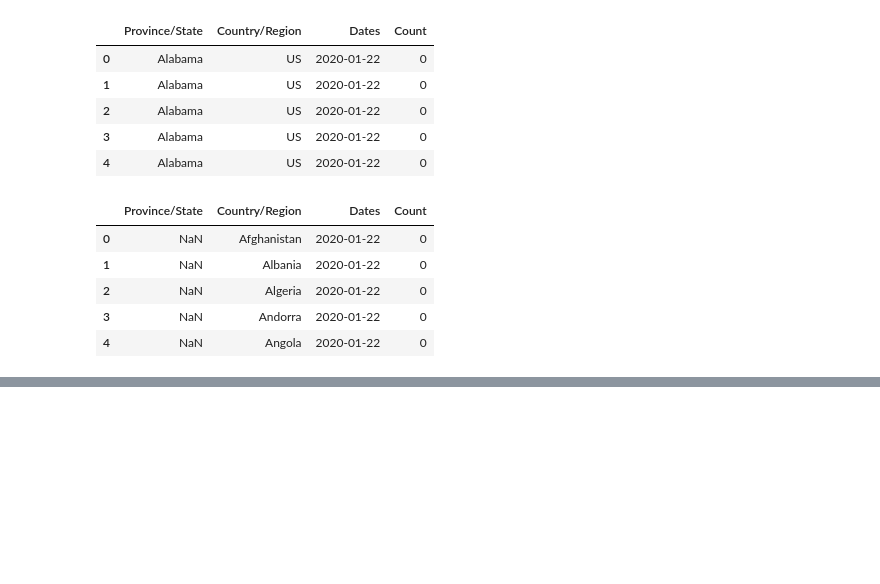
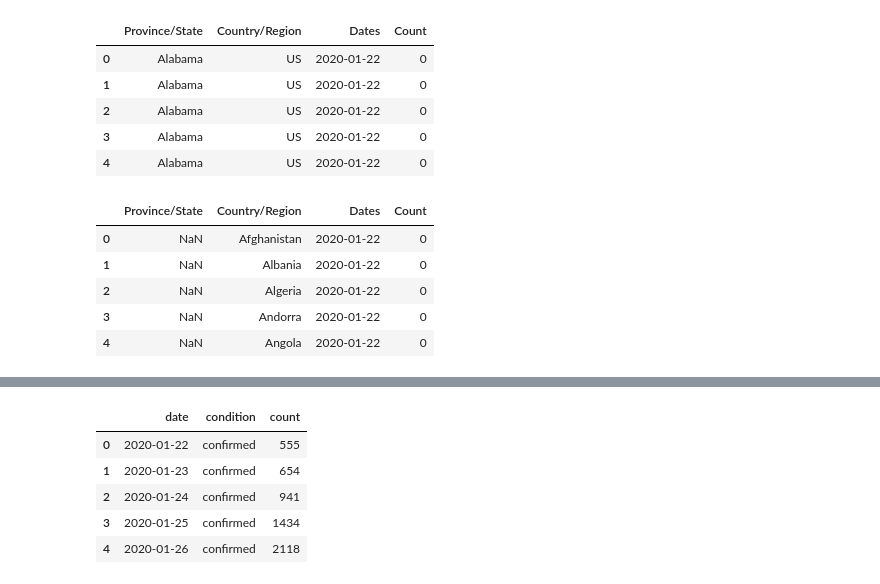
Before and after one commit to acchu99/covid-19-data-mining, a Jupyter notebook: COVID_19_Data_Mining.ipynb, the cells around one changed output, grey strips where cells are left out. Saved outputs shown, nothing was run; the diff lists cells and outputs as text; code cells hidden in the pictures; blank space fills up the shorter version.

```diff
--- a/COVID_19_Data_Mining.ipynb
+++ b/COVID_19_Data_Mining.ipynb
@@ -89,0 +114,10 @@ recovered.head()
+# %%
+cdr = cdr.melt('date', cdr.columns[1:], var_name='condition', value_name='count')
+cdr.head()
+# %% [output]
+|  | date | condition | count |
+| 0 | 2020-01-22 | confirmed | 555 |
+| 1 | 2020-01-23 | confirmed | 654 |
+| 2 | 2020-01-24 | confirmed | 941 |
+| 3 | 2020-01-25 | confirmed | 1434 |
+| 4 | 2020-01-26 | confirmed | 2118 |
```
Also changed, not shown: parts of 3 cells of this notebook.
